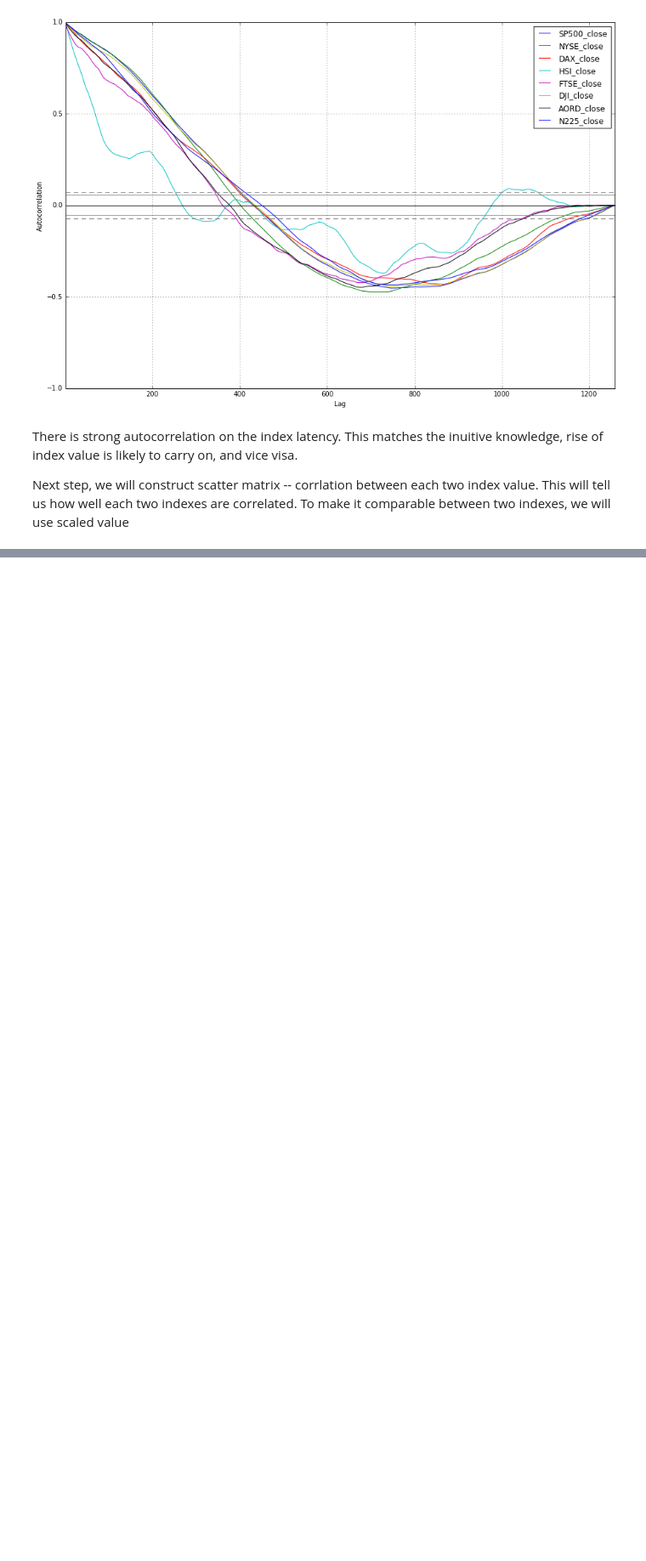
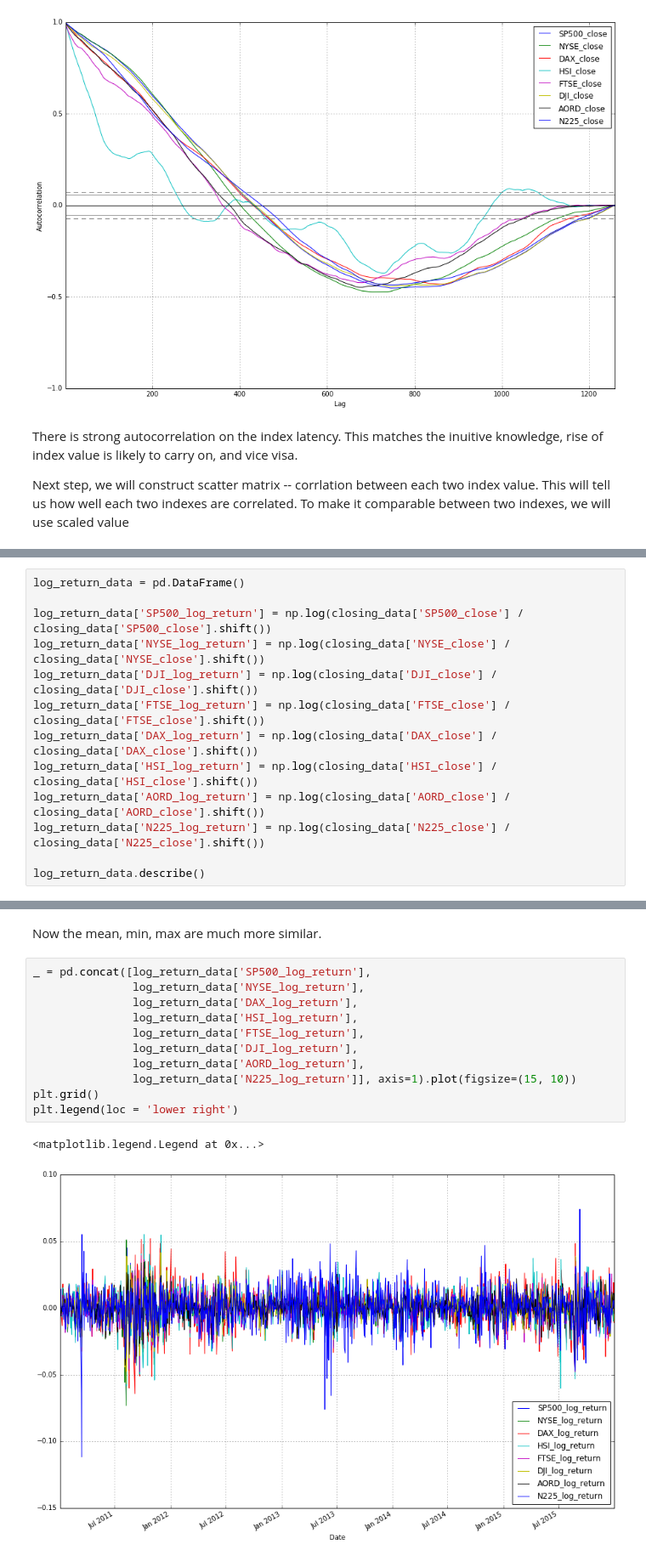
Before and after one commit to stevenyu530/NowcastingLibrary, a Jupyter notebook: IPythonNotebooks/MLFinancialTimeSeries.ipynb, the cells around one changed output, grey strips where cells are left out. Shown at 85% size. Saved outputs shown, nothing was run; the diff lists cells and outputs as text; blank space fills up the shorter version.

Commit message:
log return

```diff
--- a/IPythonNotebooks/MLFinancialTimeSeries.ipynb
+++ b/IPythonNotebooks/MLFinancialTimeSeries.ipynb
@@ -123,0 +129,13 @@ _ = scatter_matrix(pd.concat([closing_data['SP500_close_scaled'],
+# %%
+log_return_data = pd.DataFrame()
+
+log_return_data['SP500_log_return'] = np.log(closing_data['SP500_close'] / closing_data['SP500_close'].shift())
+log_return_data['NYSE_log_return'] = np.log(closing_data['NYSE_close'] / closing_data['NYSE_close'].shift())
+log_return_data['DJI_log_return'] = np.log(closing_data['DJI_close'] / closing_data['DJI_close'].shift())
+log_return_data['FTSE_log_return'] = np.log(closing_data['FTSE_close'] / closing_data['FTSE_close'].shift())
+log_return_data['DAX_log_return'] = np.log(closing_data['DAX_close'] / closing_data['DAX_close'].shift())
+log_return_data['HSI_log_return'] = np.log(closing_data['HSI_close'] / closing_data['HSI_close'].shift())
+log_return_data['AORD_log_return'] = np.log(closing_data['AORD_close'] / closing_data['AORD_close'].shift())
+log_return_data['N225_log_return'] = np.log(closing_data['N225_close'] / closing_data['N225_close'].shift())
+
+log_return_data.describe()
@@ -123,0 +152,16 @@ _ = scatter_matrix(pd.concat([closing_data['SP500_close_scaled'],
+# %% [markdown]
+Now the mean, min, max are much more similar.
+# %%
+_ = pd.concat([log_return_data['SP500_log_return'],
+               log_return_data['NYSE_log_return'],
+               log_return_data['DAX_log_return'],
+               log_return_data['HSI_log_return'],
+               log_return_data['FTSE_log_return'],
+               log_return_data['DJI_log_return'],
+               log_return_data['AORD_log_return'],
+               log_return_data['N225_log_return']], axis=1).plot(figsize=(15, 10))
+plt.grid()
+plt.legend(loc = 'lower right')
+# %% [output]
+<matplotlib.legend.Legend at 0x...>
+[figure, added]
```
Also changed, not shown: parts of 9 cells of this notebook.
